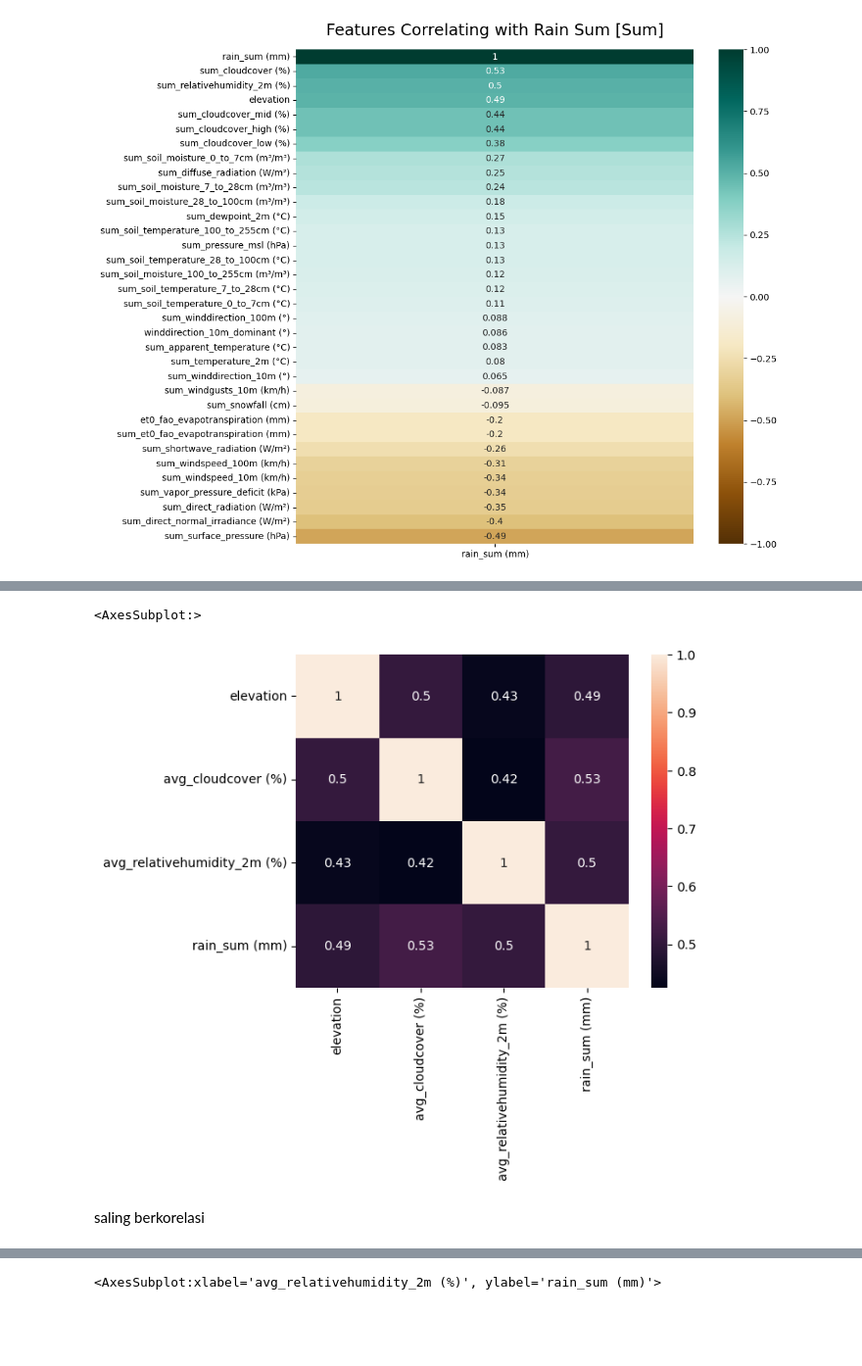
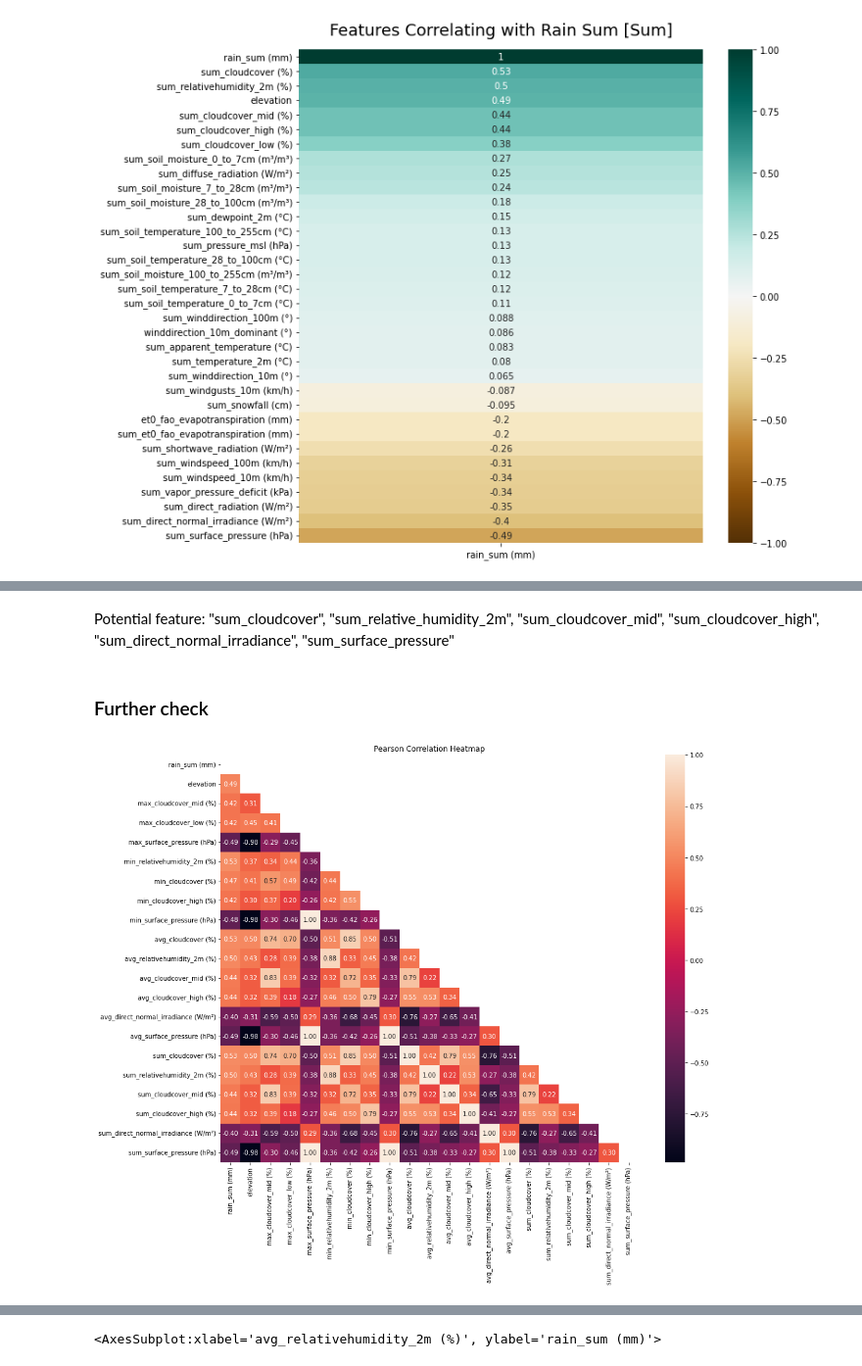
Before and after one commit to FelixFern/Arkavidia-2023-ODE, a Jupyter notebook: Arkavidia.ipynb, the cells around one changed output, grey strips where cells are left out. Shown at 98% size. Cells and saved outputs as stored; diff of their text form; code cells hidden in the pictures; blank space fills up the shorter version.

Commit message:
further eda

```diff
--- a/Arkavidia.ipynb
+++ b/Arkavidia.ipynb
@@ -296,8 +282,22 @@ cleaned_train[['elevation', 'avg_cloudcover (%)', 'avg_relativehumidity_2m (%)',
-# %%
-sns.heatmap(cleaned_train[['elevation', 'avg_cloudcover (%)', 'avg_relativehumidity_2m (%)', 'rain_sum (mm)']].corr(), annot=True,
-            square=True)
-# %% [output]
-<AxesSubplot:>
-[figure, removed]
-# %% [markdown]
-saling berkorelasi
+# %% [markdown]
+Potential feature: "sum_cloudcover", "sum_relative_humidity_2m", "sum_cloudcover_mid", "sum_cloudcover_high", "sum_direct_normal_irradiance", "sum_surface_pressure"
+# %% [markdown]
+### Further check
+# %%
+features = ["rain_sum (mm)","elevation", "max_cloudcover_mid (%)", "max_cloudcover_low (%)", "max_surface_pressure (hPa)",
+"min_relativehumidity_2m (%)", "min_cloudcover (%)", "min_cloudcover_high (%)", "min_surface_pressure (hPa)", "avg_cloudcover (%)", "avg_relativehumidity_2m (%)",
+"avg_cloudcover_mid (%)", "avg_cloudcover_high (%)", "avg_direct_normal_irradiance (W/m²)", "avg_surface_pressure (hPa)",
+"sum_cloudcover (%)", "sum_relativehumidity_2m (%)", "sum_cloudcover_mid (%)", "sum_cloudcover_high (%)", "sum_direct_normal_irradiance (W/m²)", "sum_surface_pressure (hPa)"]
+
+cleaned_train_features = cleaned_train[features]
+# %%
+cleaned_train_features_corr = cleaned_train_features.corr()
+mask = np.zeros_like(cleaned_train_features_corr)
+mask[np.triu_indices_from(mask)] = True
+
+fig, ax = plt.subplots(figsize=(15, 12))
+ax = sns.heatmap(cleaned_train_features_corr,mask=mask, annot=True, annot_kws={'size':10}, fmt=".2f")
+plt.title("Pearson Correlation Heatmap")
+plt.show()
+# %% [output]
+[figure, added]
```
Also changed, not shown: parts of 21 cells of this notebook.
